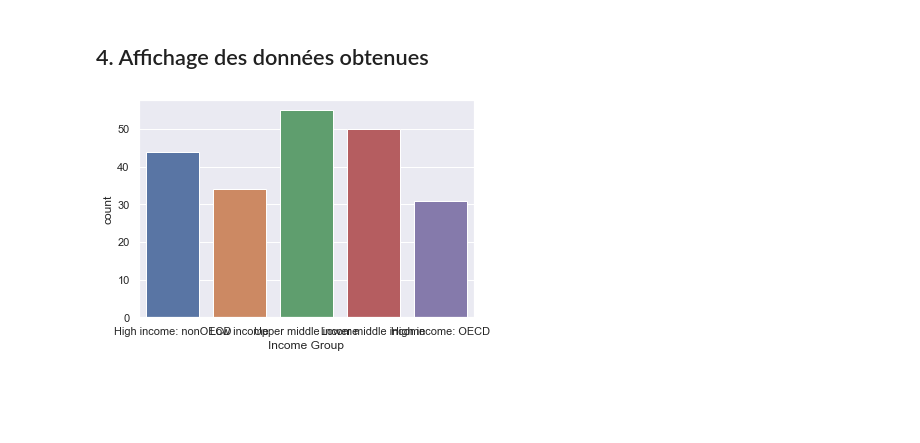
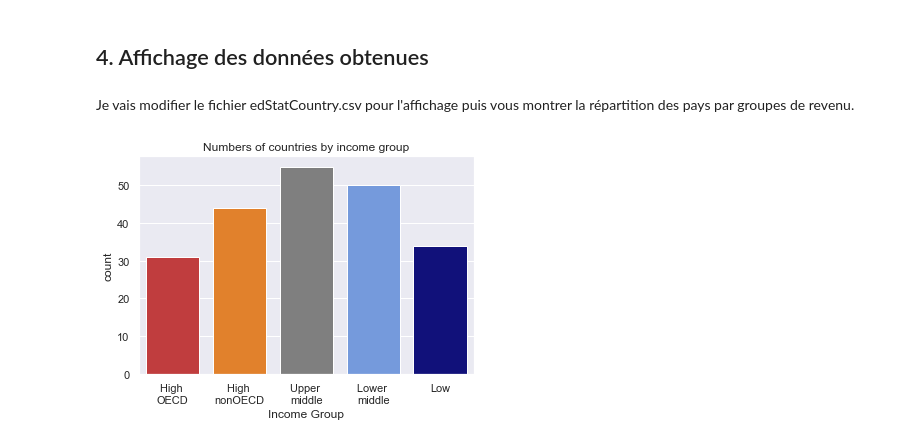
Before and after one commit to pierrebague/ed_data_analysis, a Jupyter notebook: Projet 2 .ipynb, the cells around one changed output. Saved outputs shown, nothing was run; the diff lists cells and outputs as text; code cells hidden in the pictures; blank space fills up the shorter version.

```diff
--- a/Projet 2 .ipynb
+++ b/Projet 2 .ipynb
@@ -453,7 +464,9 @@ nouveau format du fichier :  886930  lignes et  23  colonnes.
 # %% [markdown]
 Je vais enlever toutes les lignes avec aucune données numérique.
 # %%
+fichierESC2 = fichierESC.dropna(axis = 'index',thresh = 3)
 fichierESD2 = fichierESD.dropna(axis = 'index',thresh = 4)
+display(fichierESC2.shape)
 display(fichierESD2.shape)
 # tabIsnaCumsum = fichierdropna.isna().cumsum(axis=1)
 # tabIsnaCumsum['2030'].value_counts()
@@ -517,12 +519,12 @@ map_group_by(dataframe_category)
 (229, 20)
 # %% [markdown]
 ## 4. Affichage des données obtenues
+# %% [markdown]
+Je vais modifier le fichier edStatCountry.csv pour l'affichage puis vous montrer la répartition des pays par groupes de revenu.
 # %%
-import seaborn as sns
-fichierESC["Income Group","High"] = "High"
+fichierESC3 = an.replace_ESC(fichierESC2,0)
+fichierESC3b = an.replace_ESC(fichierESC2,1)
 # %%
-sns.set(font_scale=2)
-sns.set_theme(style="darkgrid")
-ax = sns.countplot(x="Income Group",data = fichierESC)
+an.sns_graph(fichierESC3)
 # %% [output]
-[figure, old version]
+[figure, new version]
```
Also changed, not shown: parts of 13 cells of this notebook.
